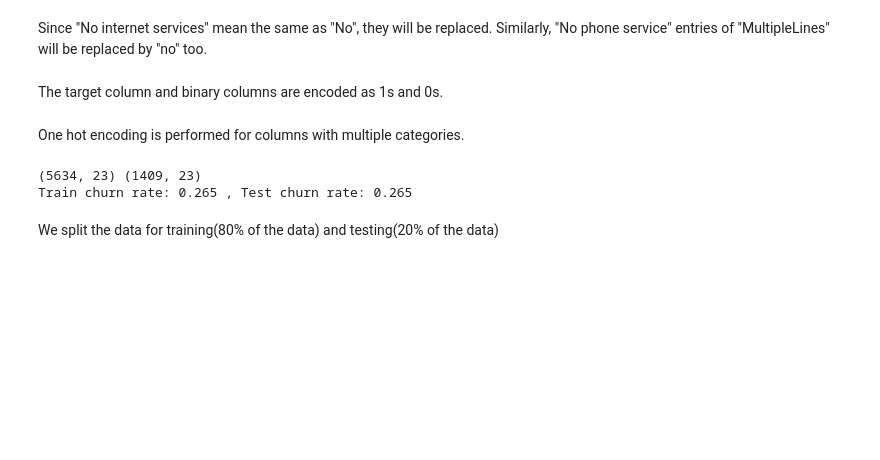
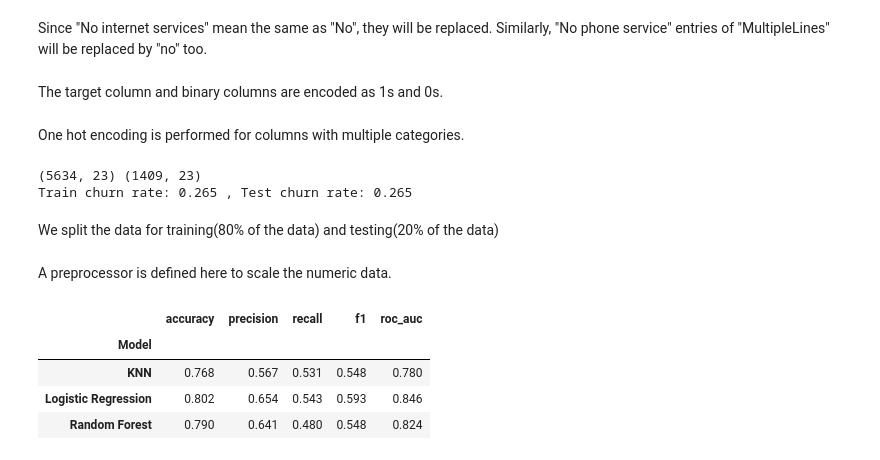
Before and after one commit to yindrasoma/CM2604---Coursework, a Jupyter notebook: notebooks/analysis.ipynb, the cells around one changed output. Cells and saved outputs as stored; diff of their text form; code cells hidden in the pictures; blank space fills up the shorter version.

Commit message:
Perform cross-validation for the three baseline classification models

```diff
--- a/notebooks/analysis.ipynb
+++ b/notebooks/analysis.ipynb
@@ -211,6 +211,36 @@ from sklearn.compose import ColumnTransformer
 from sklearn.preprocessing import StandardScaler
 
 num_features = ["tenure", "MonthlyCharges", "TotalCharges"]
-preprocessor = ColumnTransformer(
-    [("num", StandardScaler(), num_features)],
-    remainder="passthrough")   # everything else is already 0/1
+preprocessor = ColumnTransformer([("num", StandardScaler(), num_features)], remainder="passthrough") # numeric values are scaled and all other columns are just "passthrough"
+# %% [markdown]
+A preprocessor is defined here to scale the numeric data.
+# %%
+from sklearn.pipeline import Pipeline
+from sklearn.model_selection import StratifiedKFold, cross_validate
+from sklearn.neighbors import KNeighborsClassifier
+from sklearn.linear_model import LogisticRegression
+from sklearn.ensemble import RandomForestClassifier
+
+cv = StratifiedKFold(n_splits=5, shuffle=True, random_state=42) #"StratifiedKFold" divides training data into 5 shuffled stratified folds to handle the imbalanced data
+scoring = ["accuracy", "precision", "recall", "f1", "roc_auc"] #Defines the 5 metrics tracked for each fold
+
+baseline_models = { # defines the baseline models
+    "KNN": KNeighborsClassifier(),
+    "Logistic Regression": LogisticRegression(max_iter=1000),
+    "Random Forest": RandomForestClassifier(random_state=42),
+}
+
+rows = []
+for name, model in baseline_models.items():
+    pipe = Pipeline([("prep", preprocessor), ("model", model)])  # scaler is refit inside every fold
+    res = cross_validate(pipe, X_train, y_train, cv=cv, scoring=scoring)
+    rows.append({"Model": name, **{m: res[f"test_{m}"].mean().round(3) for m in scoring}})
+
+baseline_results = pd.DataFrame(rows).set_index("Model")
+baseline_results
+# %% [output]
+|  | accuracy | precision | recall | f1 | roc_auc |
+| Model |  |  |  |  |  |
+| KNN | 0.768 | 0.567 | 0.531 | 0.548 | 0.780 |
+| Logistic Regression | 0.802 | 0.654 | 0.543 | 0.593 | 0.846 |
+| Random Forest | 0.790 | 0.641 | 0.480 | 0.548 | 0.824 |
```
Also changed, not shown: parts of 1 cell of this notebook.
